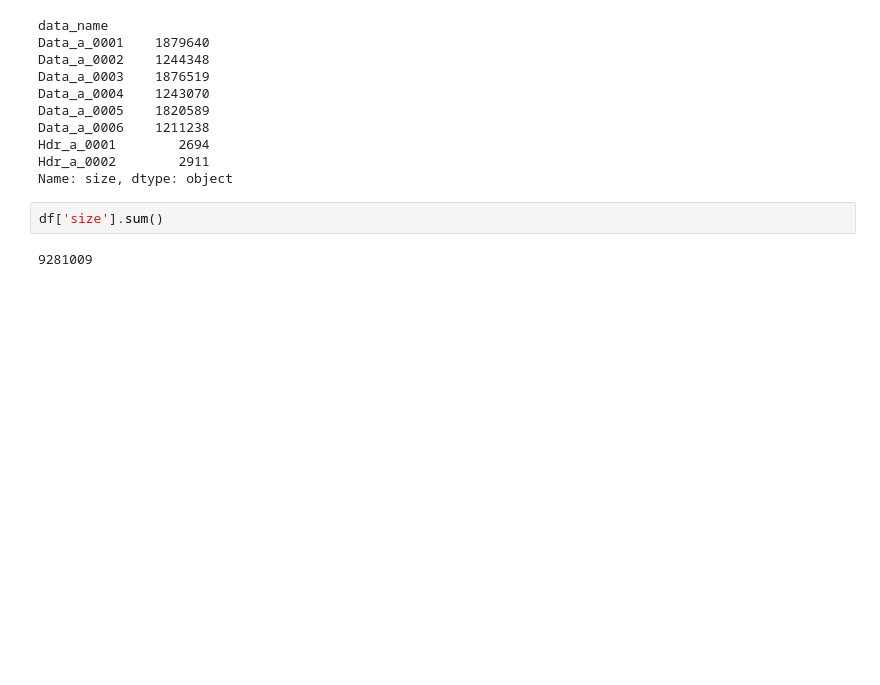
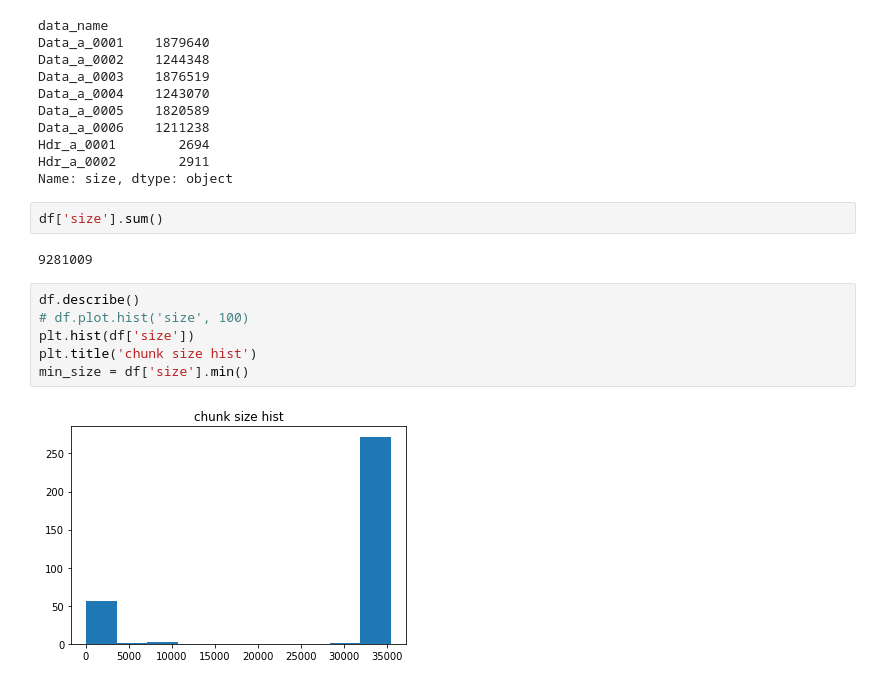
Before and after one commit to mbriggs134/fsspec-reference-maker, a Jupyter notebook: july2021_ph5_data_check.ipynb, the cells around one changed output. Saved outputs shown, nothing was run; the diff lists cells and outputs as text; blank space fills up the shorter version.

```diff
--- a/july2021_ph5_data_check.ipynb
+++ b/july2021_ph5_data_check.ipynb
@@ -79,3 +82,11 @@ Name: size, dtype: object
 df['size'].sum()
 # %% [output]
 9281009
+# %%
+df.describe()
+# df.plot.hist('size', 100)
+plt.hist(df['size'])
+plt.title('chunk size hist')
+min_size = df['size'].min()
+# %% [output]
+[figure, added]
```
Also changed, not shown: parts of 9 cells of this notebook, 2 other files.
